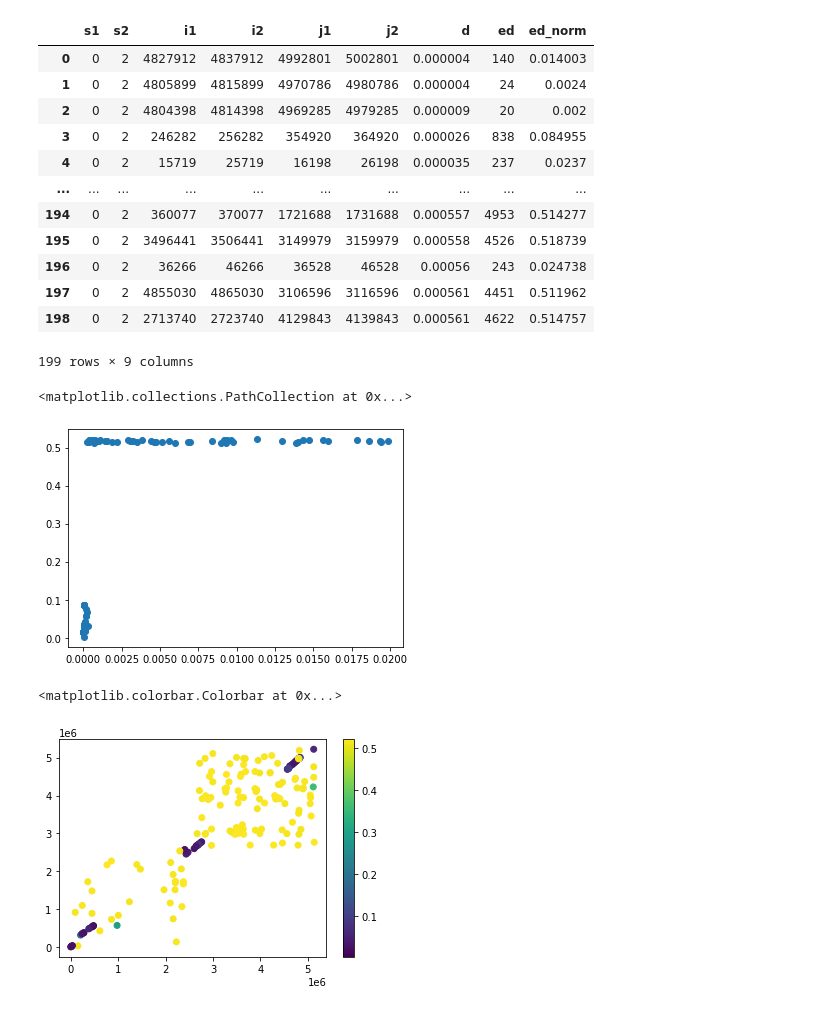
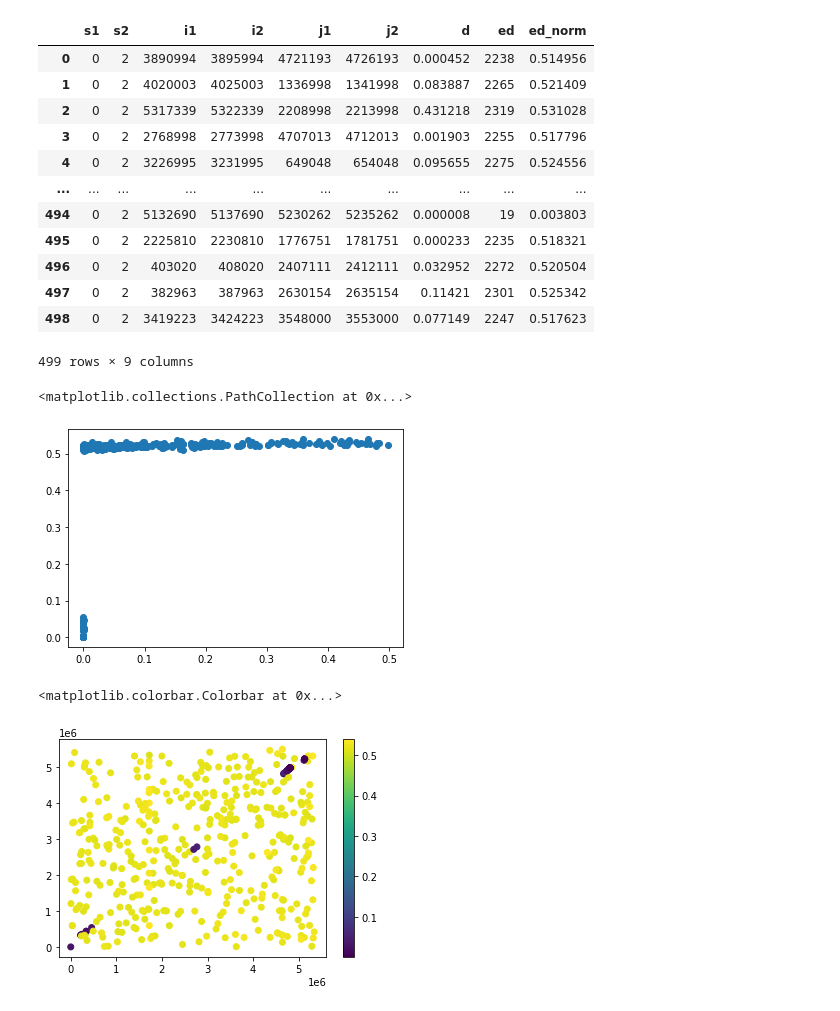
Before and after one commit to ajoudaki/tensor_sketch_minimzer, a Jupyter notebook: S_Baltica.ipynb, the cells around one changed output. Drawn from its saved outputs; the diff is of its cells as text; code cells hidden in the pictures.

```diff
--- a/S_Baltica.ipynb
+++ b/S_Baltica.ipynb
@@ -10,14 +10,13 @@ import pandas as pd
 import edlib
 # %%
 kmer_size = 8               #@param {type:"slider",min:1,max:32,step:1}
-tuple_size = 5              #@param {type:"slider",min:1,max:10,step:1}
-sketch_dim = 20             #@param {type:"slider",min:10,max:300,step:10}
+tuple_size = 4              #@param {type:"slider",min:1,max:10,step:1}
+sketch_dim = 10             #@param {type:"slider",min:10,max:300,step:10}
 run_cuda_models = False     #@param {type:"boolean"}
 alphabet_size = 4
-seq_len = 5000000
 
-window = 10000
-stride = 5000
+window = 5000
+stride = 1000
 normalize = True
 sample = ord('m')
 
@@ -103,10 +105,10 @@ dists = np.array([(i,j,1-prod[i,j]) for i in range(prod.shape[0]) for j in range
 idx = np.argsort(dists[:,2])
 dists = dists[idx,:]
 # %%
-num_samples = 200
+num_samples = 500
 uniform_dists = np.random.random(num_samples)**5 / 2
 uniform_indices = np.searchsorted(dists[:,2],uniform_dists)
-uniform_indices = list(range(num_samples))
+# uniform_indices = list(range(num_samples))
 df = pd.DataFrame(columns=['s1','s2','i1','i2','j1','j2','d','ed','ed_norm'])
 for index in tqdm.tqdm(uniform_indices):
     i, j, d = int(dists[index,0]),int(dists[index,1]), dists[index,2]
@@ -117,7 +119,7 @@ for index in tqdm.tqdm(uniform_indices):
     if not result['cigar']:
         continue
     nice = edlib.getNiceAlignment(result, query, target)
-    first = nice['matched_aligned'].find('|'*10)
+    first = nice['matched_aligned'].find('|'*15)
     query_aligned = nice['query_aligned'][:first]
     target_aligned = nice['target_aligned'][:first]
     d1, d2 = query_aligned.count('-'), target_aligned.count('-')
@@ -130,27 +132,27 @@ for index in tqdm.tqdm(uniform_indices):
 df
 # %% [output]
 |  | s1 | s2 | i1 | i2 | j1 | j2 | d | ed | ed_norm |
-| 0 | 0 | 2 | 4827912 | 4837912 | 4992801 | 5002801 | 0.000004 | 140 | 0.014003 |
-| 1 | 0 | 2 | 4805899 | 4815899 | 4970786 | 4980786 | 0.000004 | 24 | 0.0024 |
-| 2 | 0 | 2 | 4804398 | 4814398 | 4969285 | 4979285 | 0.000009 | 20 | 0.002 |
-| 3 | 0 | 2 | 246282 | 256282 | 354920 | 364920 | 0.000026 | 838 | 0.084955 |
-| 4 | 0 | 2 | 15719 | 25719 | 16198 | 26198 | 0.000035 | 237 | 0.0237 |
+| 0 | 0 | 2 | 3890994 | 3895994 | 4721193 | 4726193 | 0.000452 | 2238 | 0.514956 |
+| 1 | 0 | 2 | 4020003 | 4025003 | 1336998 | 1341998 | 0.083887 | 2265 | 0.521409 |
+| 2 | 0 | 2 | 5317339 | 5322339 | 2208998 | 2213998 | 0.431218 | 2319 | 0.531028 |
+| 3 | 0 | 2 | 2768998 | 2773998 | 4707013 | 4712013 | 0.001903 | 2255 | 0.517796 |
+| 4 | 0 | 2 | 3226995 | 3231995 | 649048 | 654048 | 0.095655 | 2275 | 0.524556 |
 | ... | ... | ... | ... | ... | ... | ... | ... | ... | ... |
-| 194 | 0 | 2 | 360077 | 370077 | 1721688 | 1731688 | 0.000557 | 4953 | 0.514277 |
-| 195 | 0 | 2 | 3496441 | 3506441 | 3149979 | 3159979 | 0.000558 | 4526 | 0.518739 |
-| 196 | 0 | 2 | 36266 | 46266 | 36528 | 46528 | 0.00056 | 243 | 0.024738 |
-| 197 | 0 | 2 | 4855030 | 4865030 | 3106596 | 3116596 | 0.000561 | 4451 | 0.511962 |
-| 198 | 0 | 2 | 2713740 | 2723740 | 4129843 | 4139843 | 0.000561 | 4622 | 0.514757 |
+| 494 | 0 | 2 | 5132690 | 5137690 | 5230262 | 5235262 | 0.000008 | 19 | 0.003803 |
+| 495 | 0 | 2 | 2225810 | 2230810 | 1776751 | 1781751 | 0.000233 | 2235 | 0.518321 |
+| 496 | 0 | 2 | 403020 | 408020 | 2407111 | 2412111 | 0.032952 | 2272 | 0.520504 |
+| 497 | 0 | 2 | 382963 | 387963 | 2630154 | 2635154 | 0.11421 | 2301 | 0.525342 |
+| 498 | 0 | 2 | 3419223 | 3424223 | 3548000 | 3553000 | 0.077149 | 2247 | 0.517623 |
-199 rows × 9 columns
+499 rows × 9 columns
 # %%
-plt.scatter(df.d[df.d<.02], df.ed_norm[df.d<.02])
+plt.scatter(df.d, df.ed_norm)
 # %% [output]
 <matplotlib.collections.PathCollection at 0x...>
-[figure, old version]
+[figure, new version]
 # %%
 plt.scatter(df.i1, df.j1, c=df.ed_norm)
 plt.colorbar()
 # %% [output]
 <matplotlib.colorbar.Colorbar at 0x...>
-[figure, old version]
+[figure, new version]
 # %%
```
Also changed, not shown: parts of 2 cells of this notebook.
